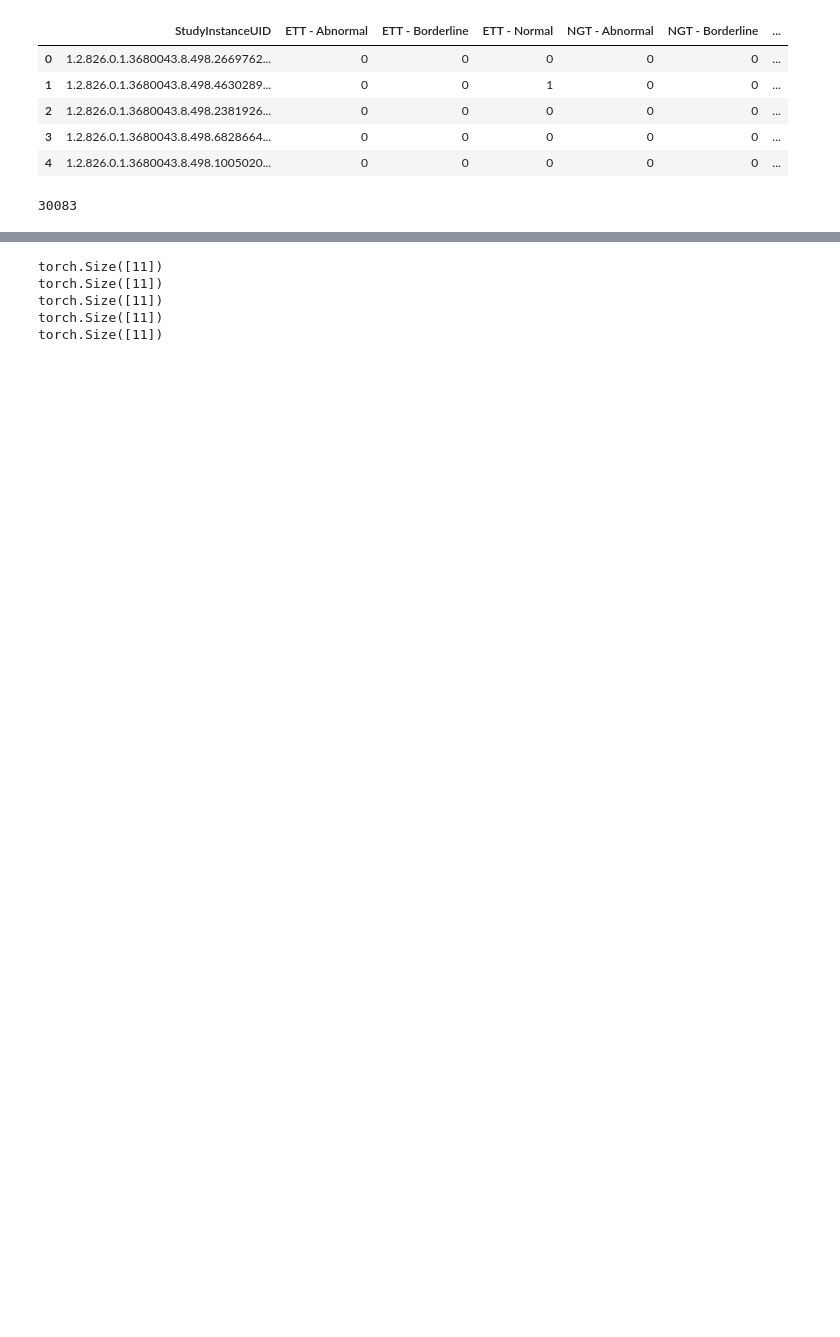
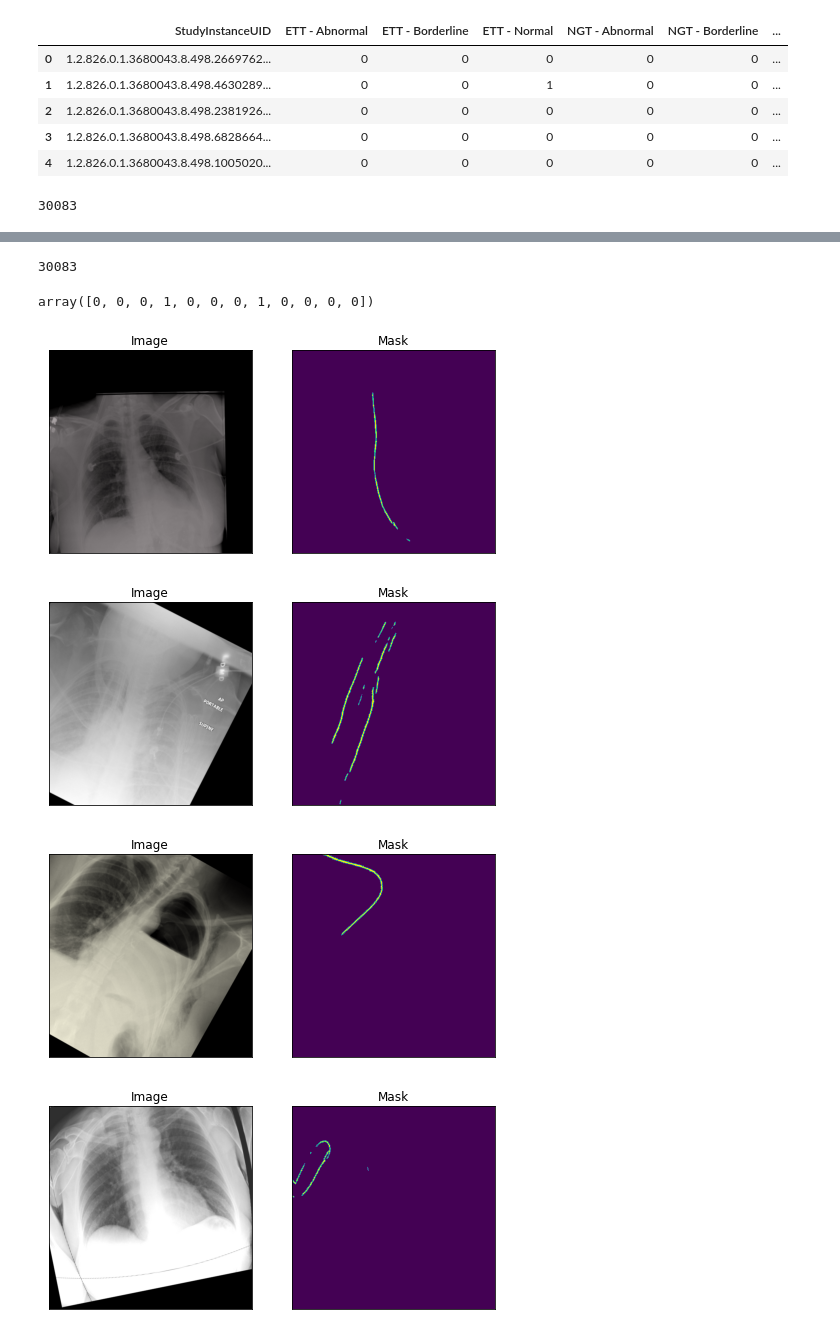
Before and after one commit to aryalmilan/Catheter-Detection-and-classification, a Jupyter notebook: Xray_classification.ipynb, the cells around one changed output, grey strips where cells are left out. Drawn from its saved outputs; the diff is of its cells as text; code cells hidden in the pictures; blank space fills up the shorter version.

```diff
--- a/Xray_classification.ipynb
+++ b/Xray_classification.ipynb
@@ -79,2 +66,2 @@ Length: 30083, dtype: int64
 # %%
-1-train_df[train_df.columns[1:4]].sum(axis=1)
+train_df['ETT-No']=1-train_df[train_df.columns[1:4]].sum(axis=1)
@@ -108,19 +127,27 @@ len(all_files)
+# %%
+len(X)
+# %% [output]
+30083
+# %%
+y[0]
+# %% [output]
+array([0, 0, 0, 1, 0, 0, 0, 1, 0, 0, 0, 0])
 # %%
 class RANZCRDatasetCLS(Dataset):
 
-    def __init__(self, df, mode, transform=None):
+    def __init__(self, X,y, mode, transform=None):
 
-        self.df = df.reset_index(drop=True)
+        self.X = X
+        self.y = y
         self.mode = mode
         self.transform = transform
 
     def __len__(self):
-        return self.df.shape[0]
+        return len(X)
 
     def __getitem__(self, index):
-        row = self.df.iloc[index]
-        image = cv2.imread(os.path.join(data_dir, image_folder, row.StudyInstanceUID + '.jpg'))[:, :, ::-1]
-        mask = cv2.imread(os.path.join(mask_folder, row.StudyInstanceUID + '.png')).astype(np.float32)[:,:,:1]
+        image = cv2.imread(os.path.join(data_dir, image_folder, X[index] + '.jpg'))[:, :, ::-1]
+        mask = cv2.imread(os.path.join(mask_folder, X[index] + '.png')).astype(np.float32)[:,:,:1]
 
         res = self.transform(image=image, mask=mask)
         image = res['image'].astype(np.float32).transpose(2, 0, 1) / 255.
@@ -131,19 +158,7 @@ class RANZCRDatasetCLS(Dataset):
         if self.mode == 'test':
             return torch.tensor(image)
         else:
-            label = row[[
-                'ETT - Abnormal',
-                'ETT - Borderline',
-                'ETT - Normal',
-                'NGT - Abnormal',
-                'NGT - Borderline',
-                'NGT - Incompletely Imaged',
-                'NGT - Normal',
-                'CVC - Abnormal',
-                'CVC - Borderline',
-                'CVC - Normal',
-                'Swan Ganz Catheter Present'
-            ]].values.astype(float)
+            label = y[index].astype(float)
             return torch.tensor(image).float(), torch.tensor(label).float()
 # %%
 transforms_train = albumentations.Compose([
@@ -183,16 +198,14 @@ def visualize(**images):
         plt.imshow(image)
     plt.show()
 # %%
-dataset_show = RANZCRDatasetCLS(train_df,'train', transform=transforms_train)
+dataset_show = RANZCRDatasetCLS(X,y,'train', transform=transforms_train)
 # %%
 for i in range(5):
     image, mask = dataset_show[i]
-    print(mask.shape)
-    #visualize(image=image[:3].transpose(0, 1).transpose(1,2),
-             #mask= image[3:].sum(0))
+    visualize(image=image[:3].transpose(0, 1).transpose(1,2),
+             mask= image[3:].sum(0))
 # %% [output]
-torch.Size([11])
-torch.Size([11])
-torch.Size([11])
-torch.Size([11])
-torch.Size([11])
+[figure, added]
+[figure, added]
+[figure, added]
+[figure, added]
```
Also changed, not shown: parts of 14 cells of this notebook.
